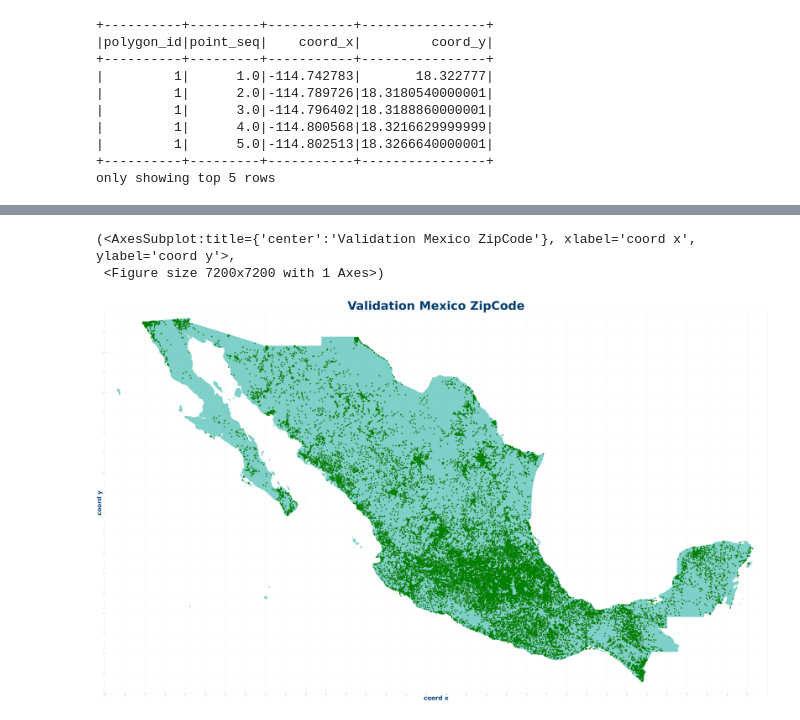
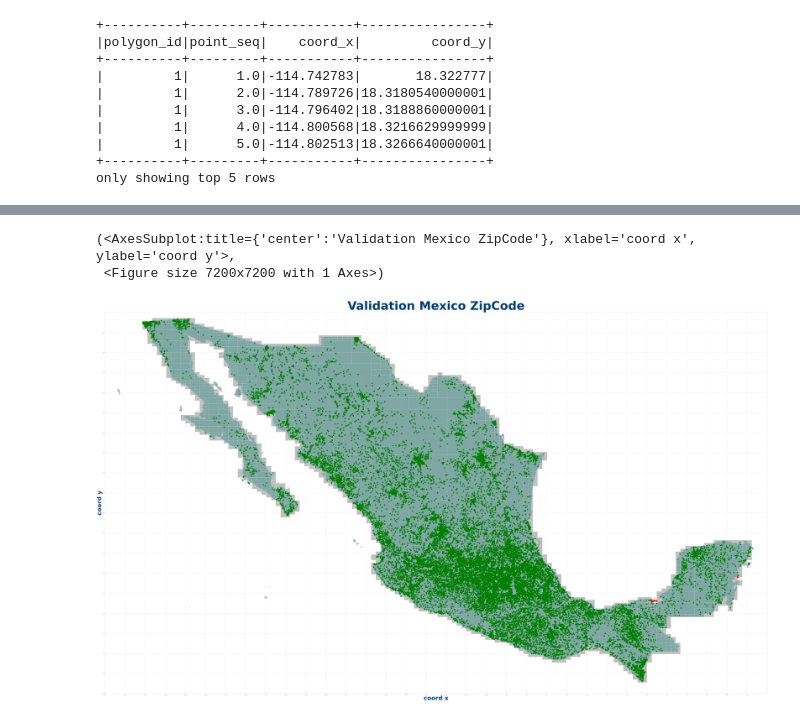
Before and after one commit to jodac2/rpolygonpoint, a Jupyter notebook: MexicoZipCode-ContainerPolygon.ipynb, the cells around one changed output, grey strips where cells are left out. Saved outputs shown, nothing was run; the diff lists cells and outputs as text; code cells hidden in the pictures.

Commit message:
Add split to polygon mesh

```diff
--- a/MexicoZipCode-ContainerPolygon.ipynb
+++ b/MexicoZipCode-ContainerPolygon.ipynb
@@ -73,9 +76,10 @@ only showing top 5 rows
 
 mexico_polygon_container = ContainerPolygon(df_mexico_polygon)
 
+mexico_polygon_container.set_mesh_split(2) # Split mesh cells
+mexico_polygon_container.set_mesh_level(7) # Iterations number to split mesh cells
+mexico_polygon_container.set_earned_prop(0.1) # earned rate to continue split
 mexico_polygon_container.set_path_data(path_ws + "mx_zipcode_polygoncontainer/")
-mexico_polygon_container.set_mesh_bsize(2)
-
 
 mexico_polygon_container.get_polygon_mesh()
 # mexico_polygon_container.load_polygon_mesh() # Load preprocesor to polygon container
@@ -117,18 +124,20 @@ df_mexico_zipcode_val = mexico_polygon_container\
 # %%
 lst_mexico_polygon = polygon_to_list(df_mexico_polygon)
-lst_mexixo_zipcode = point_to_list(df_mexico_zipcode)
+lst_mexico_mesh = polygon_to_list(mexico_polygon_container.df_polygon_mesh, polygon_id=["polygon_id", "cell_id"])
 lst_mexixo_zipcode_val = point_to_list(df_mexico_zipcode_val)
+lst_mexixo_zipcode_not = point_to_list(df_mexico_zipcode.join(df_mexico_zipcode_val, "zipcode_id", "left_anti"))
 # %%
 # Generated plot of validation of Mexico zipcode
 # Green color is ok
 # Red color is not ok
 
-fig = plot_polygon(lst_mexico_polygon, tick=1, title="Validation Mexico ZipCode",  figsize=(100, 100), alpha=.5, fontsize=5)
-add_point(fig, lst_mexixo_zipcode, color="red", size=5)
+fig = plot_polygon(lst_mexico_polygon, tick=1, title="Validation Mexico ZipCode",  figsize=(100, 100), alpha=0.5, fontsize=5)
+add_polygon(fig, lst_mexico_mesh, color="gray", alpha=0.5)
 add_point(fig, lst_mexixo_zipcode_val, color="green", size=5)
+add_point(fig, lst_mexixo_zipcode_not, color="red", size=10)
 # %% [output]
 (<AxesSubplot:title={'center':'Validation Mexico ZipCode'}, xlabel='coord x', ylabel='coord y'>,
  <Figure size 7200x7200 with 1 Axes>)
-[figure, old version]
+[figure, new version]
 # %%
 spark.catalog.clearCache()
```
Also changed, not shown: parts of 4 cells of this notebook, 7 other files.
